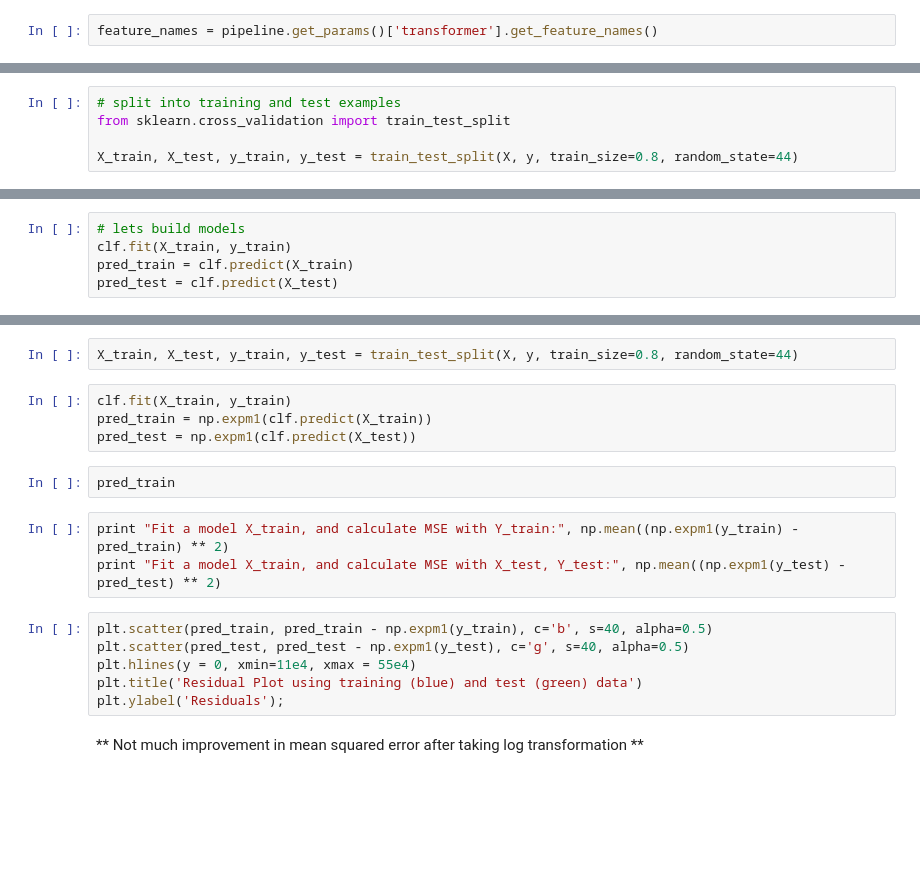
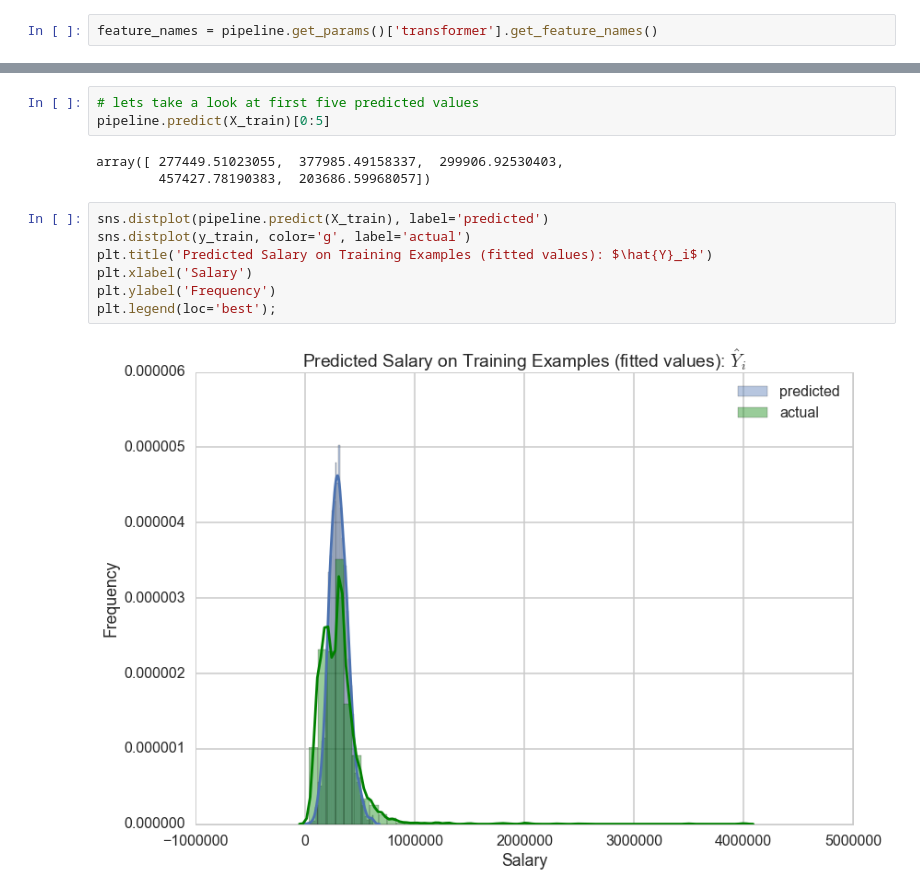
Before and after one commit to numb3r33/CoDS2016, a Jupyter notebook: Modelling.ipynb, the cells around one changed output, grey strips where cells are left out. Saved outputs shown, nothing was run; the diff lists cells and outputs as text; blank space fills up the shorter version.

```diff
--- a/Modelling.ipynb
+++ b/Modelling.ipynb
@@ -90,5 +102,0 @@ X.corr()
-# %%
-# split into training and test examples
-from sklearn.cross_validation import train_test_split
-
-X_train, X_test, y_train, y_test = train_test_split(X, y, train_size=0.8, random_state=44)
@@ -98,5 +102,0 @@ print X_train.shape, X_test.shape, y_train.shape, y_test.shape
-# %%
-# lets build models
-clf.fit(X_train, y_train)
-pred_train = clf.predict(X_train)
-pred_test = clf.predict(X_test)
@@ -124,19 +103,15 @@ y = np.log1p(train.salary)
-# %%
-X_train, X_test, y_train, y_test = train_test_split(X, y, train_size=0.8, random_state=44)
-# %%
-clf.fit(X_train, y_train)
-pred_train = np.expm1(clf.predict(X_train))
-pred_test = np.expm1(clf.predict(X_test))
-# %%
-pred_train
-# %%
-print "Fit a model X_train, and calculate MSE with Y_train:", np.mean((np.expm1(y_train) - pred_train) ** 2)
-print "Fit a model X_train, and calculate MSE with X_test, Y_test:", np.mean((np.expm1(y_test) - pred_test) ** 2)
-# %%
-plt.scatter(pred_train, pred_train - np.expm1(y_train), c='b', s=40, alpha=0.5)
-plt.scatter(pred_test, pred_test - np.expm1(y_test), c='g', s=40, alpha=0.5)
-plt.hlines(y = 0, xmin=11e4, xmax = 55e4)
-plt.title('Residual Plot using training (blue) and test (green) data')
-plt.ylabel('Residuals');
-# %% [markdown]
-** Not much improvement in mean squared error after taking log transformation **
+# %%
+# lets take a look at first five predicted values
+pipeline.predict(X_train)[0:5]
+# %% [output]
+array([ 277449.51023055,  377985.49158337,  299906.92530403,
+        457427.78190383,  203686.59968057])
+# %%
+sns.distplot(pipeline.predict(X_train), label='predicted')
+sns.distplot(y_train, color='g', label='actual')
+plt.title('Predicted Salary on Training Examples (fitted values): $\hat{Y}_i$')
+plt.xlabel('Salary')
+plt.ylabel('Frequency')
+plt.legend(loc='best');
+# %% [output]
+[figure, added]
```
Also changed, not shown: parts of 57 cells of this notebook, 1 other file.
